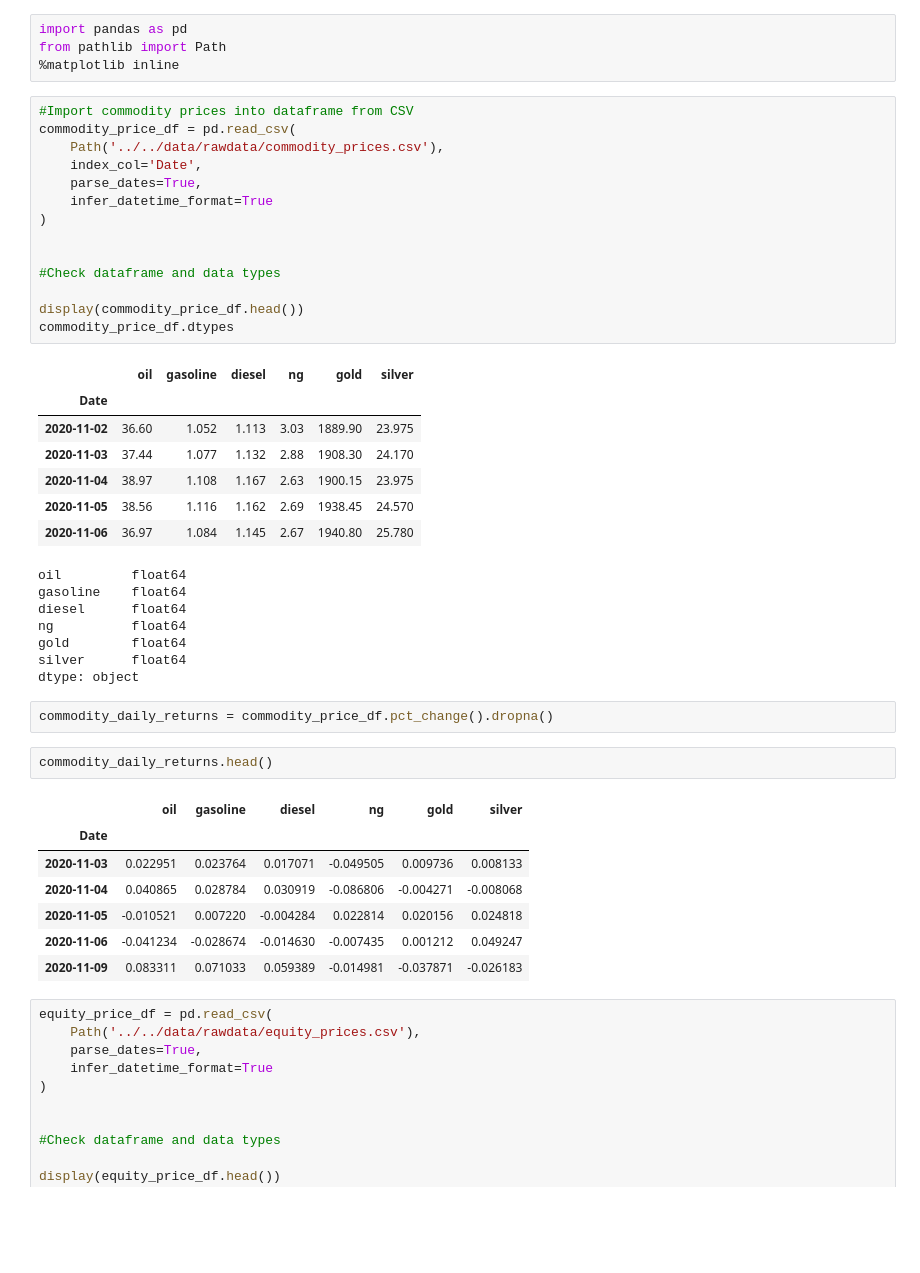
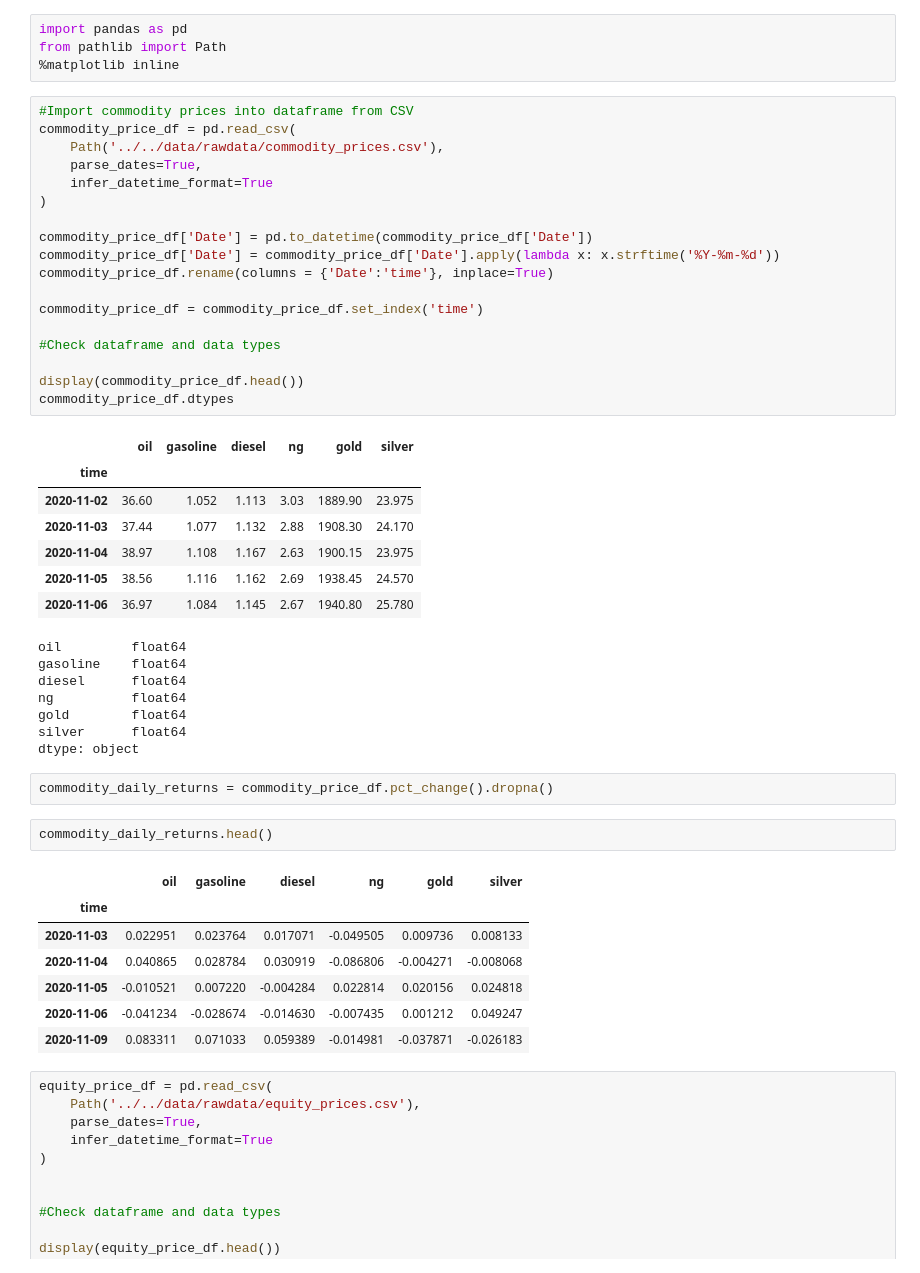
Before and after one commit to Abdouraheem/WinnersLoosers, a Jupyter notebook: notebooks/christian/analysis.ipynb, the cells around one changed output. Cells and saved outputs as stored; diff of their text form; blank space fills up the shorter version.

```diff
--- a/notebooks/christian/analysis.ipynb
+++ b/notebooks/christian/analysis.ipynb
@@ -5,20 +5,24 @@ from pathlib import Path
 # %%
 #Import commodity prices into dataframe from CSV
 commodity_price_df = pd.read_csv(
     Path('../../data/rawdata/commodity_prices.csv'),
-    index_col='Date',
     parse_dates=True,
     infer_datetime_format=True
 )
 
+commodity_price_df['Date'] = pd.to_datetime(commodity_price_df['Date'])
+commodity_price_df['Date'] = commodity_price_df['Date'].apply(lambda x: x.strftime('%Y-%m-%d'))
+commodity_price_df.rename(columns = {'Date':'time'}, inplace=True)
+
+commodity_price_df = commodity_price_df.set_index('time')
 
 #Check dataframe and data types
 
 display(commodity_price_df.head())
 commodity_price_df.dtypes
 # %% [output]
 |  | oil | gasoline | diesel | ng | gold | silver |
-| Date |  |  |  |  |  |  |
+| time |  |  |  |  |  |  |
 | 2020-11-02 | 36.60 | 1.052 | 1.113 | 3.03 | 1889.90 | 23.975 |
 | 2020-11-03 | 37.44 | 1.077 | 1.132 | 2.88 | 1908.30 | 24.170 |
 | 2020-11-04 | 38.97 | 1.108 | 1.167 | 2.63 | 1900.15 | 23.975 |
@@ -37,7 +41,7 @@ commodity_daily_returns = commodity_price_df.pct_change().dropna()
 commodity_daily_returns.head()
 # %% [output]
 |  | oil | gasoline | diesel | ng | gold | silver |
-| Date |  |  |  |  |  |  |
+| time |  |  |  |  |  |  |
 | 2020-11-03 | 0.022951 | 0.023764 | 0.017071 | -0.049505 | 0.009736 | 0.008133 |
 | 2020-11-04 | 0.040865 | 0.028784 | 0.030919 | -0.086806 | -0.004271 | -0.008068 |
 | 2020-11-05 | -0.010521 | 0.007220 | -0.004284 | 0.022814 | 0.020156 | 0.024818 |
```
Also changed, not shown: parts of 22 cells of this notebook.
